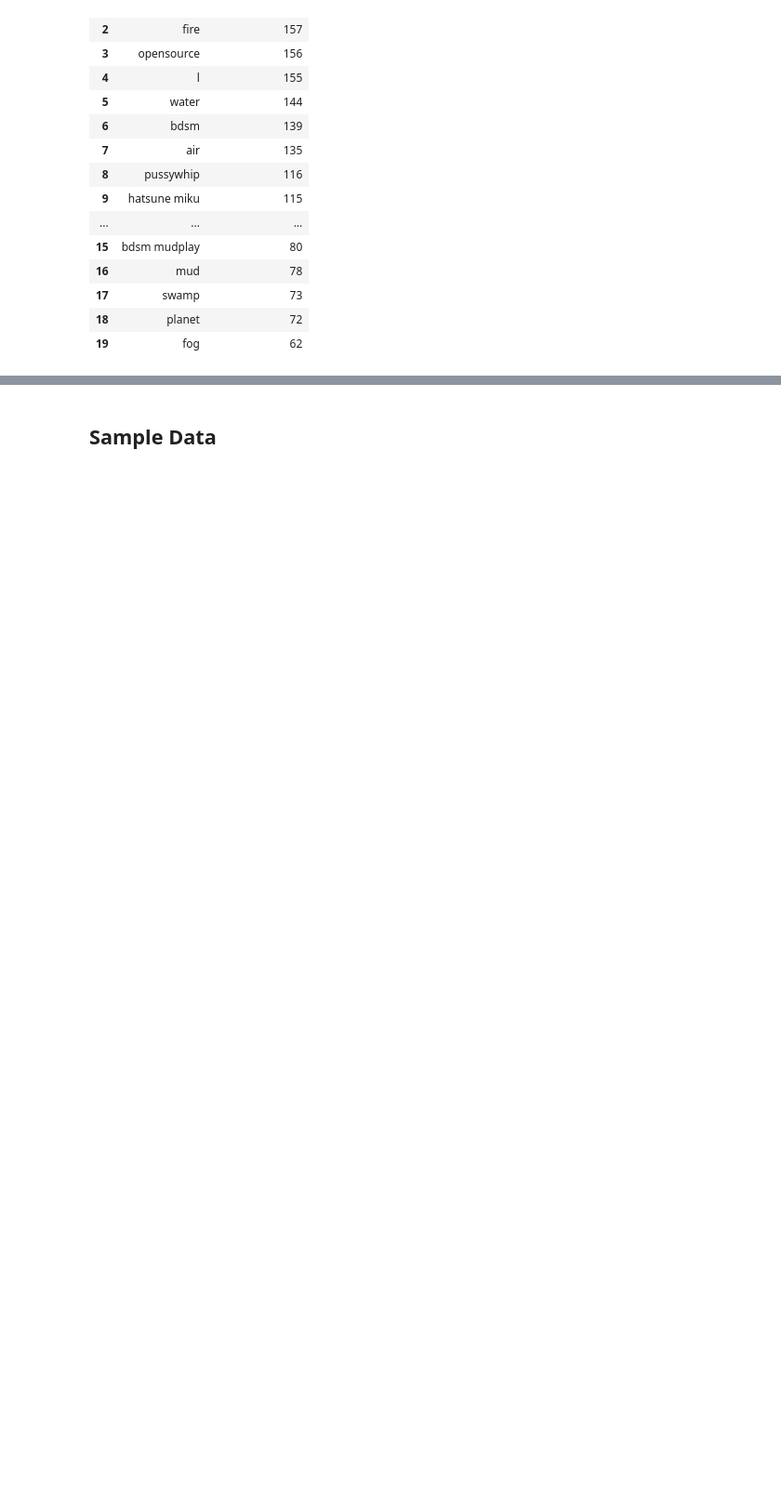
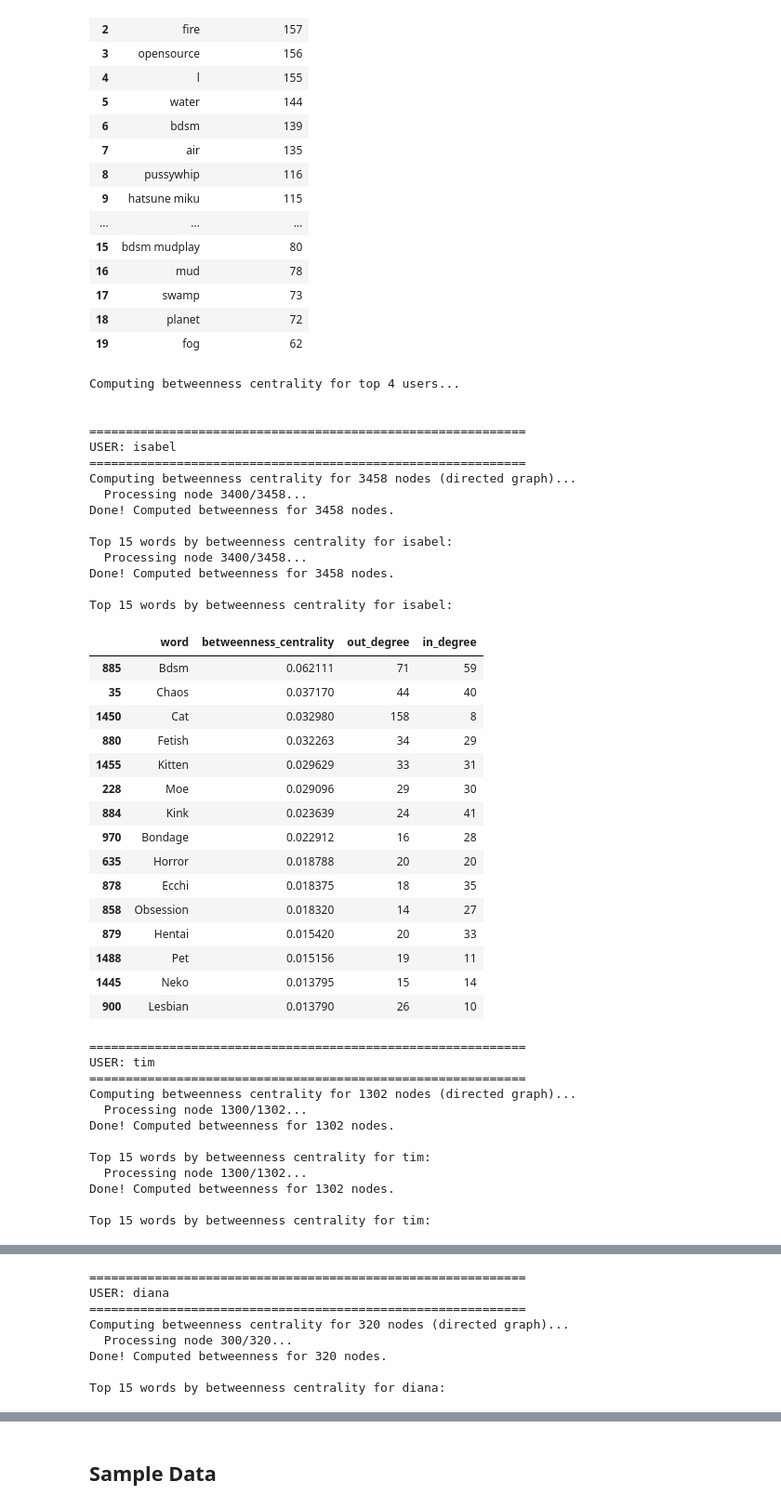
Before and after one commit to s-almeda/infiniteCATs, a Jupyter notebook: server/database_analysis.ipynb, the cells around one changed output, grey strips where cells are left out. Shown at 93% size. Saved outputs shown, nothing was run; the diff lists cells and outputs as text; code cells hidden in the pictures; blank space fills up the shorter version.

Commit message:
add centrality measure

```diff
--- a/server/database_analysis.ipynb
+++ b/server/database_analysis.ipynb
@@ -682,3 +1258,72 @@ pd.read_sql_query(query, conn)
 | 17 | swamp | 73 |
 | 18 | planet | 72 |
 | 19 | fog | 62 |
+# %%
+# Compute betweenness centrality per user
+print("Computing betweenness centrality for top 4 users...\n")
+
+top_users_query = """
+SELECT username, COUNT(*) as combo_count
+FROM combinations
+GROUP BY username
+ORDER BY combo_count DESC
+LIMIT 4
+"""
+top_users = pd.read_sql_query(top_users_query, conn)['username'].tolist()
+
+user_betweenness_dfs = {}
+
+for username in top_users:
+    print(f"\n{'='*60}")
+    print(f"USER: {username}")
+    print('='*60)
+
+    user_df = compute_all_betweenness_centrality(username=username)
+    user_betweenness_dfs[username] = user_df
+
+    print(f"\nTop 15 words by betweenness centrality for {username}:")
+    display(user_df.head(15))
+# %% [output]
+Computing betweenness centrality for top 4 users...
+
+
+============================================================
+USER: isabel
+============================================================
+Computing betweenness centrality for 3458 nodes (directed graph)...
+  Processing node 3400/3458...
+Done! Computed betweenness for 3458 nodes.
+
+Top 15 words by betweenness centrality for isabel:
+  Processing node 3400/3458...
+Done! Computed betweenness for 3458 nodes.
+
+Top 15 words by betweenness centrality for isabel:
+|  | word | betweenness_centrality | out_degree | in_degree |
+| 885 | Bdsm | 0.062111 | 71 | 59 |
+| 35 | Chaos | 0.037170 | 44 | 40 |
+| 1450 | Cat | 0.032980 | 158 | 8 |
+| 880 | Fetish | 0.032263 | 34 | 29 |
+| 1455 | Kitten | 0.029629 | 33 | 31 |
+| 228 | Moe | 0.029096 | 29 | 30 |
+| 884 | Kink | 0.023639 | 24 | 41 |
+| 970 | Bondage | 0.022912 | 16 | 28 |
+| 635 | Horror | 0.018788 | 20 | 20 |
+| 878 | Ecchi | 0.018375 | 18 | 35 |
+| 858 | Obsession | 0.018320 | 14 | 27 |
+| 879 | Hentai | 0.015420 | 20 | 33 |
+| 1488 | Pet | 0.015156 | 19 | 11 |
+| 1445 | Neko | 0.013795 | 15 | 14 |
+| 900 | Lesbian | 0.013790 | 26 | 10 |
+============================================================
+USER: tim
+============================================================
+Computing betweenness centrality for 1302 nodes (directed graph)...
+  Processing node 1300/1302...
+Done! Computed betweenness for 1302 nodes.
+
+Top 15 words by betweenness centrality for tim:
+  Processing node 1300/1302...
+Done! Computed betweenness for 1302 nodes.
+
+Top 15 words by betweenness centrality for tim:
@@ -684,0 +1374,8 @@ pd.read_sql_query(query, conn)
+============================================================
+USER: diana
+============================================================
+Computing betweenness centrality for 320 nodes (directed graph)...
+  Processing node 300/320...
+Done! Computed betweenness for 320 nodes.
+
+Top 15 words by betweenness centrality for diana:
```
Also changed, not shown: parts of 13 cells of this notebook, 3 other files.
